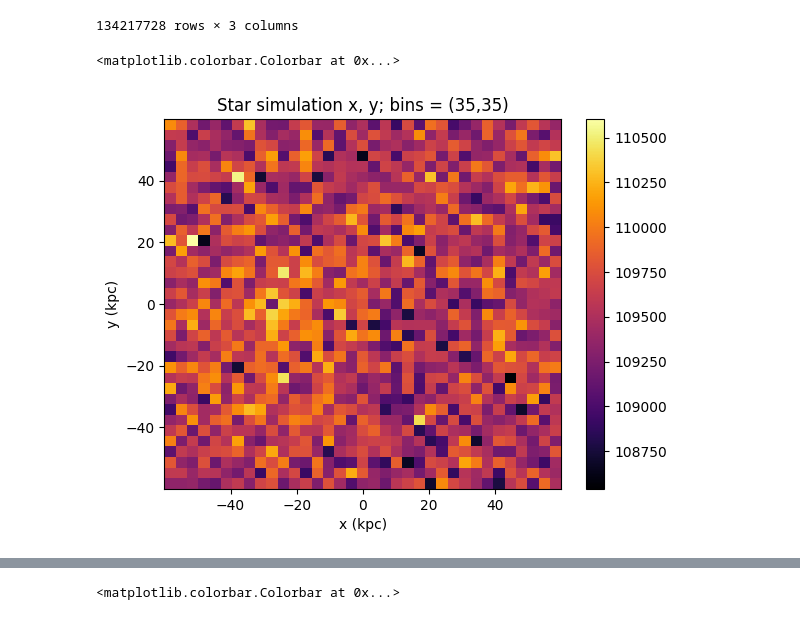
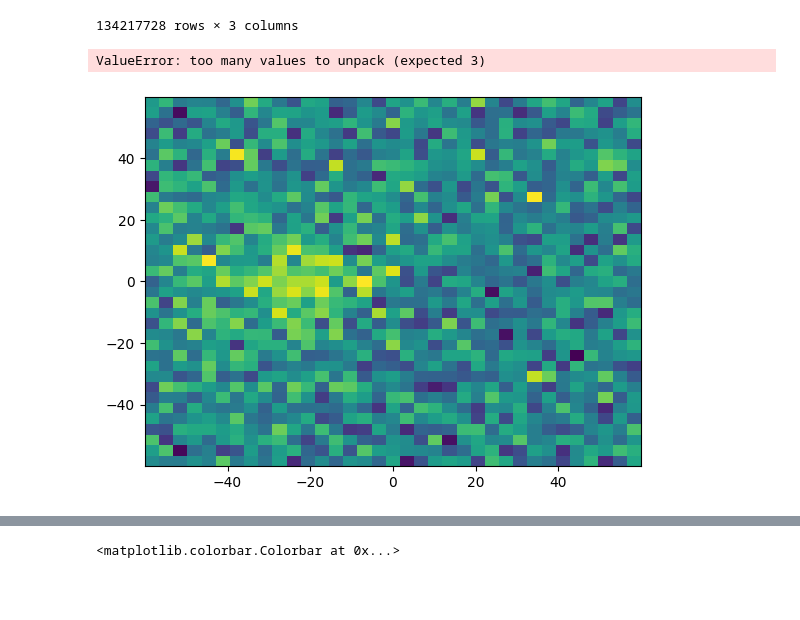
Before and after one commit to TheArchAstronomer/My_thesis, a Jupyter notebook: Praktika.ipynb, the cells around one changed output, grey strips where cells are left out. Drawn from its saved outputs; the diff is of its cells as text; code cells hidden in the pictures; blank space fills up the shorter version.

```diff
--- a/Praktika.ipynb
+++ b/Praktika.ipynb
@@ -451,16 +460,19 @@ starsdf
 # %%
 x_s = starsdf['x']
 y_s = starsdf['y']
 z_s = starsdf['z']
 
 
 bins = (35, 35)
 
-plt.hist2d(x_s,y_s, bins=bins, cmap = "inferno")
-plt.title("Star simulation x, y; bins = (35,35)")
-plt.xlabel("x (kpc)")
-plt.ylabel("y (kpc)")
-plt.colorbar()
+#plt.hist2d(x_s,y_s, bins=bins, cmap = "inferno")
+#plt.title("Star simulation x, y; bins = (35,35)")
+#plt.xlabel("x (kpc)")
+#plt.ylabel("y (kpc)")
+#cmap = plt.colorbar()
+#cmap.set_label('number of stars per bin', rotation=270, labelpad=20)
+
+hist, xedges, yedges = np.histogram2d(x_s, y_s, bins=bins)
 # %% [output]
-<matplotlib.colorbar.Colorbar at 0x...>
+ValueError: too many values to unpack (expected 3)
-[figure, old version]
+[figure, new version]
```
Also changed, not shown: parts of 13 cells of this notebook, 2 other files.
